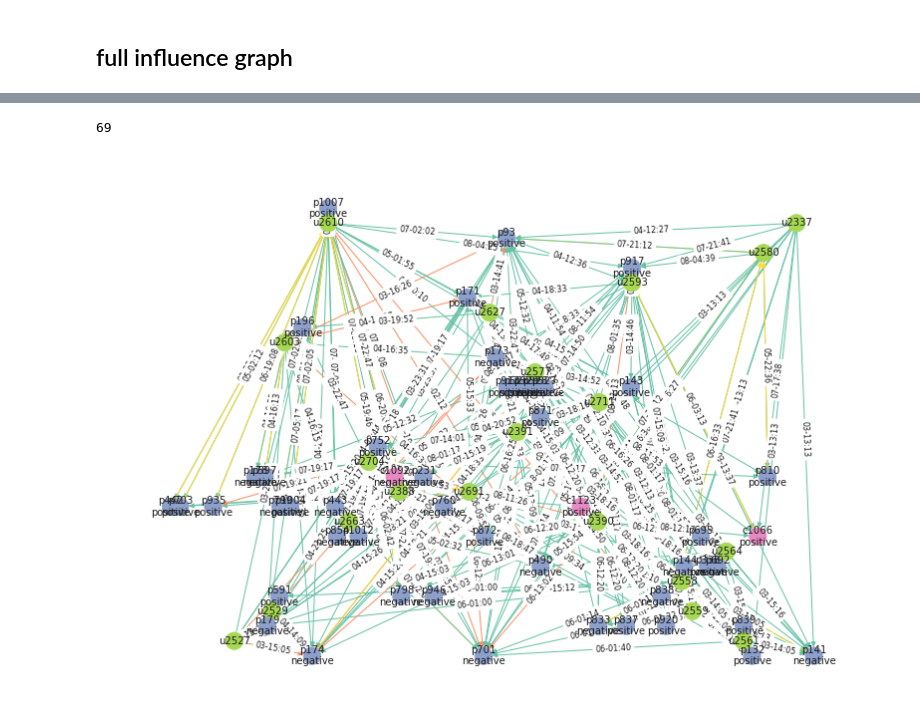
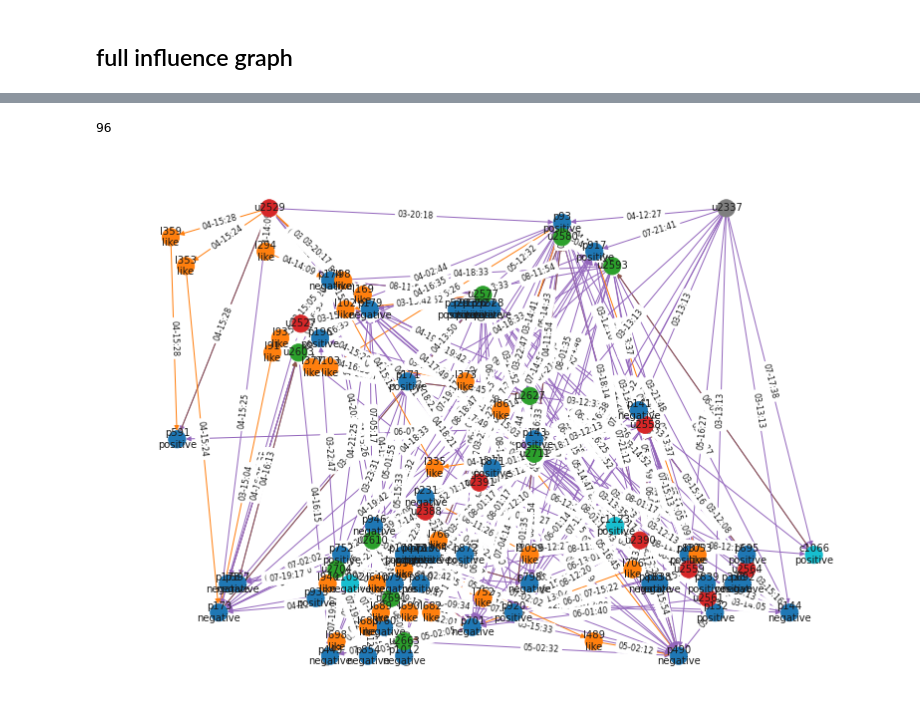
Before and after one commit to ruiliu310/dartpost-research, a Jupyter notebook: influence_graph.ipynb, the cells around one changed output, grey strips where cells are left out. Cells and saved outputs as stored; diff of their text form; code cells hidden in the pictures.

```diff
--- a/influence_graph.ipynb
+++ b/influence_graph.ipynb
@@ -84,10 +113,15 @@ for u, p, t, i in df_views[["UserId", "PostId", "createdAt", "id"]].values:
         G.add_edge(f"u{u}", p_name, time=t, id=i, kind="view")
 
 # add likes
-for u, p, t, i in df_likes[["UserId", "PostId", "createdAt", "id"]].values:
+# for u, p, t, i in df_likes[["UserId", "PostId", "createdAt", "id"]].values:
+#     p_name = f"p{p}" if p in df_posts["PostID"] else f"c{p}"
+#     if f"u{u}" in G.nodes and p_name in G.nodes:
+#         G.add_edge(f"u{u}", p_name, time=t, id=i, kind="like")
+for l, u, p, t in df_likes[["id", "UserId", "PostId", "createdAt"]].values:
     p_name = f"p{p}" if p in df_posts["PostID"] else f"c{p}"
     if f"u{u}" in G.nodes and p_name in G.nodes:
-        G.add_edge(f"u{u}", p_name, time=t, id=i, kind="like")
+        G.add_edge(f"u{u}", f"l{l}", user=u, post=p_name, time=t, id=l, kind="like")
+        G.add_edge(f"l{l}", p_name, user=u, post=p_name, time=t, id=l, kind="like")
 
 # add create
 for p, u, t in df_posts[["PostID", "AuthorId", "createdAt"]].values:
@@ -128,3 +162,6 @@ print(len(path))
 12
 # %% [markdown]
 #### define colors and styles for graph drawing
+# %%
+use_color = sns.color_palette("tab10")
+use_color
@@ -131,18 +179,22 @@ print(len(path))
 # %%
-use_color = sns.color_palette("Set2")
-
 line_map = {
     "view": "-",
     "like": ".",
 }
 
 color_map = {
-    "view": 0,
+    "view": 4,
     "like": 1,
-    "post": 2,
-    "comt": 3,
-    "user": 4,
+
+    "part": 2,
+    "sock": 3,
+    "obsr": 7,
+
     "make": 5,
+    "comt": 9,
+    "post": 0,
+
+    "user": 8,
 }
 
 style_map = {
@@ -302,30 +345,33 @@ print(len(subG))
 # %%
 # pos = nx.spring_layout(subG, iterations=100)
 pos = nx.drawing.nx_agraph.graphviz_layout(subG, prog="dot")
 
 fig = plt.figure(figsize=(14, 10))
 ax = fig.subplots()
 
 nx.draw(
     subG, ax=ax,
     pos=pos,
     with_labels=True,
-    node_color=[use_color[color_map[subG.nodes[n]["kind"]]] for n in subG.nodes],
+#     node_color=[use_color[color_map[subG.nodes[n]["kind"]]] for n in subG.nodes],
+    node_color=[use_color[color_map[subG.nodes[n]["kind"]]]
+                if n[0] != "u" else use_color[color_map[subG.nodes[n]["color"]]]
+                for n in subG.nodes],
     edge_color=[use_color[color_map[subG.edges[e]["kind"]]] for e in subG.edges],
     labels={n: f"{n}\n{subG.nodes[n]['senti']}" if subG.nodes[n]['kind'] != "user" else n for n in subG.nodes},
     font_size=10,
 )
 
 nx.draw_networkx_edge_labels(
     subG, pos=pos, ax=ax,
     edge_labels={e: f"{subG.edges[e]['time']:%d-%H:%M}" for e in subG.edges},
     font_size=8,
 )
 
 print(len(subG))
 # %% [output]
-69
+96
-[figure, old version]
+[figure, new version]
 # %%
 # user_timelines = {
 #     u: {
```
Also changed, not shown: parts of 13 cells of this notebook.
